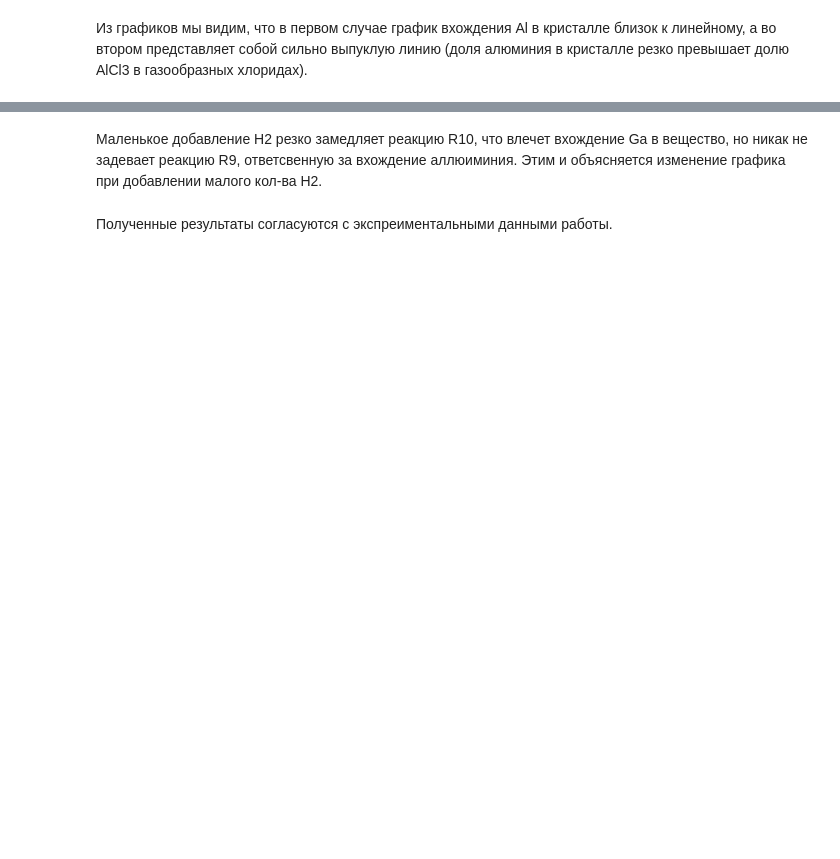
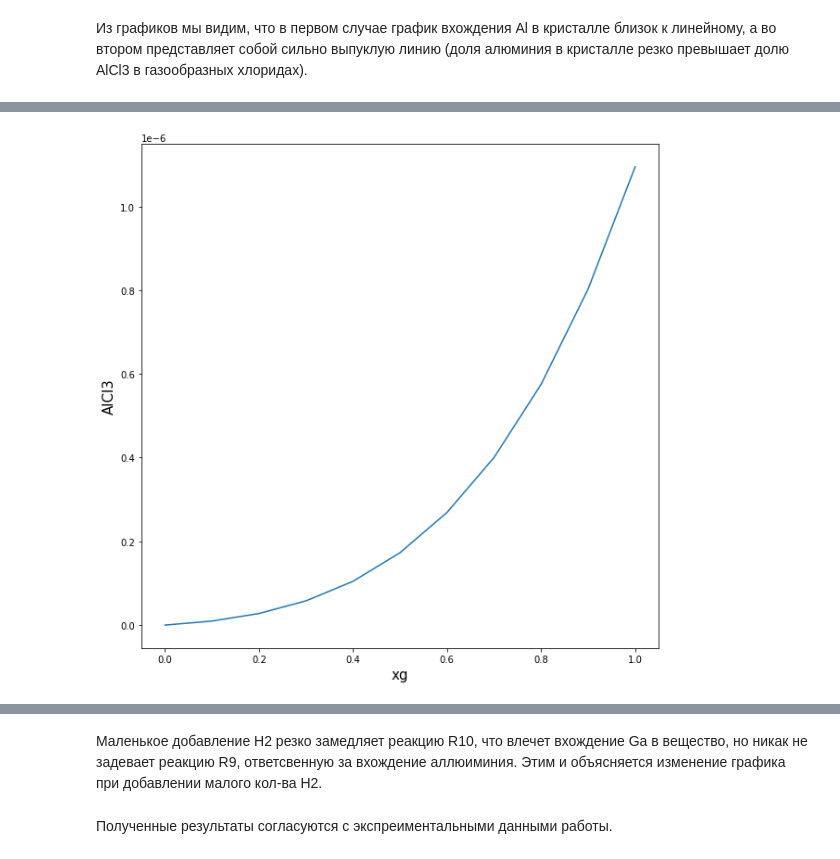
Before and after one commit to maxLundin/computational_methods, a Jupyter notebook: course_work/Task3.ipynb, the cells around one changed output, grey strips where cells are left out. Cells and saved outputs as stored; diff of their text form; code cells hidden in the pictures; blank space fills up the shorter version.

Commit message:
add graphics

```diff
--- a/course_work/Task3.ipynb
+++ b/course_work/Task3.ipynb
@@ -71,8 +71,8 @@ def solve(xg, pgGen):
 
     Y = [x, AlCl3, GaCl, NH3, HCl, H2]
     ans = newton_method(Xmat * 10**50, Y, [1, 1, 1, 1, 1, 1])
-    # print(ans)
-    return ans[0]
+    #print(ans)
+    return ans
 # %%
 import matplotlib.pyplot as plt
 import numpy as np
@@ -88,11 +88,19 @@ XGs, Xs1, Xs2 = findPoints()
 # %% [markdown]
 ### Построим диаграммы вхождения Алюминия в кристалл
 # %%
-def drawDiagram(XGs, Xs):
+def drawDiagram(XGs, Xs, ind):
     plt.figure(figsize=(10,10))
-    plt.plot(XGs, Xs)
+    a = []
+    for i in range(len(Xs)):
+        a.append(Xs[i][ind])
+    plt.plot(XGs, a)
     plt.xlabel('xg', fontsize=15)
-    plt.ylabel('x', fontsize=15)
+    if (ind == 0):
+        plt.ylabel('x', fontsize=15)
+    if (ind == 1):
+        plt.ylabel('AlCl3', fontsize=15)
+    if (ind == 2):
+        plt.ylabel('GaCl', fontsize=15)
     plt.show()
 # %% [markdown]
 #### Первый случай: несущий газ - чистый $N_2$
@@ -116,0 +125,4 @@ drawDiagram(XGs, Xs2)
+# %%
+drawDiagram(XGs, Xs1, 1)
+# %% [output]
+[figure, added]
```
Also changed, not shown: parts of 6 cells of this notebook.
